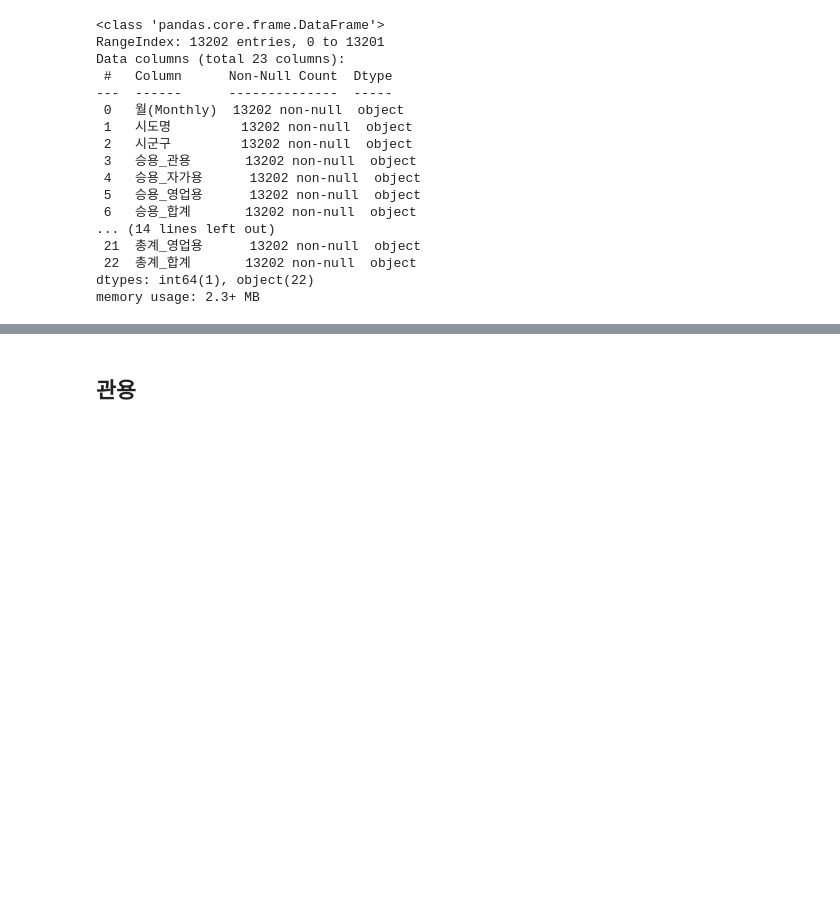
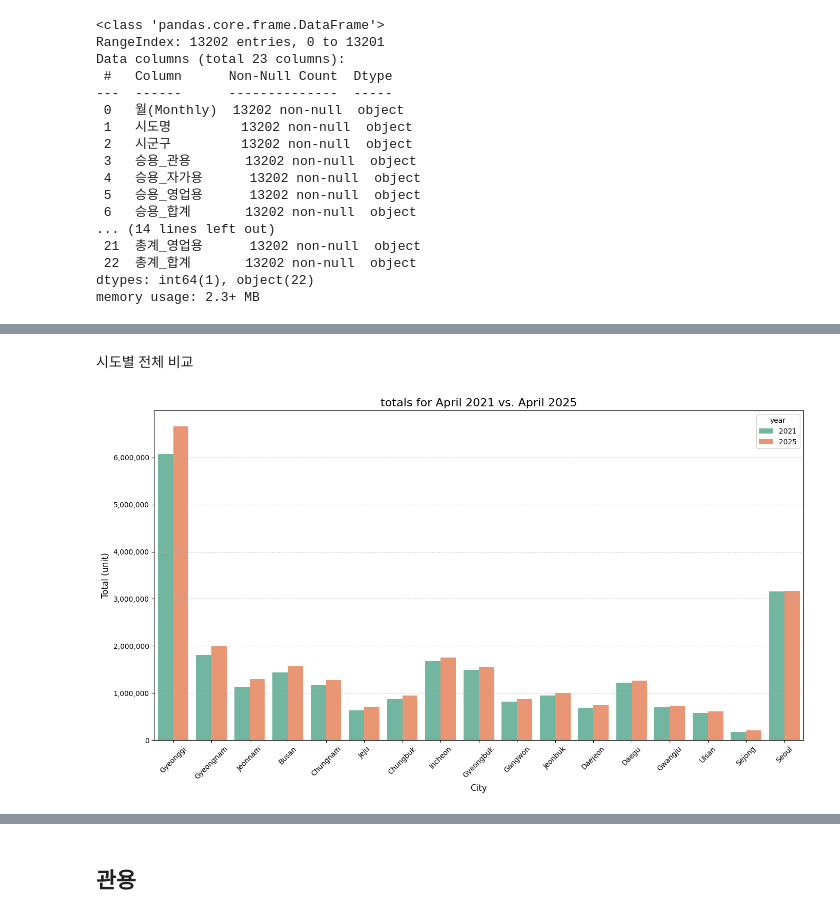
Before and after one commit to pcw11/datajo, a Jupyter notebook: 데이터조.ipynb, the cells around one changed output, grey strips where cells are left out. Cells and saved outputs as stored; diff of their text form; code cells hidden in the pictures; blank space fills up the shorter version.

```diff
--- a/데이터조.ipynb
+++ b/데이터조.ipynb
@@ -442,0 +568,22 @@ memory usage: 2.3+ MB
+# %%
+# 데이터 정리: 쉼표 제거 및 숫자 변환
+df1['총계_합계'] = df1['총계_합계'].replace(',', '', regex=True).astype(int)
+
+# 2021년 4월과 2025년 4월 데이터 필터링
+df_2021 = df1[df1['월(Monthly)'] == '21-Apr']
+df_2025 = df1[df1['월(Monthly)'] == '25-Apr']
+
+# 지역별 승용_자가용 집계
+agg_data = pd.DataFrame({
+    '2021': df_2021.groupby('시도명')['총계_합계'].sum(),
+    '2025': df_2025.groupby('시도명')['총계_합계'].sum()
+}).reset_index()
+
+# 증가량 계산
+agg_data['증가량'] = agg_data['2025'] - agg_data['2021']
+
+# 증가량 기준 상위 지역 정렬
+agg_data = agg_data.sort_values('증가량', ascending=False)
+
+# 데이터프레임 출력
+agg_data
@@ -442,0 +609,19 @@ memory usage: 2.3+ MB
+# %% [markdown]
+시도별 전체 비교
+# %%
+df_melted = agg_data.melt(id_vars='시도명', value_vars=['2021', '2025'],
+                          var_name='year', value_name='총계_합계')
+
+# 시각화
+plt.figure(figsize=(14, 8))
+sns.barplot(data=df_melted, x='시도명', y='총계_합계', hue='year', palette='Set2')
+plt.title('totals for April 2021 vs. April 2025', fontsize=16)
+plt.xlabel('City', fontsize=12)
+plt.ylabel('Total (unit)', fontsize=12)
+plt.xticks(rotation=45)
+plt.grid(axis='y', linestyle='--', alpha=0.7)
+plt.gca().yaxis.set_major_formatter(ticker.FuncFormatter(lambda x, _: f'{int(x):,}'))
+plt.tight_layout()
+plt.show()
+# %% [output]
+[figure, added]
```
Also changed, not shown: parts of 19 cells of this notebook.
